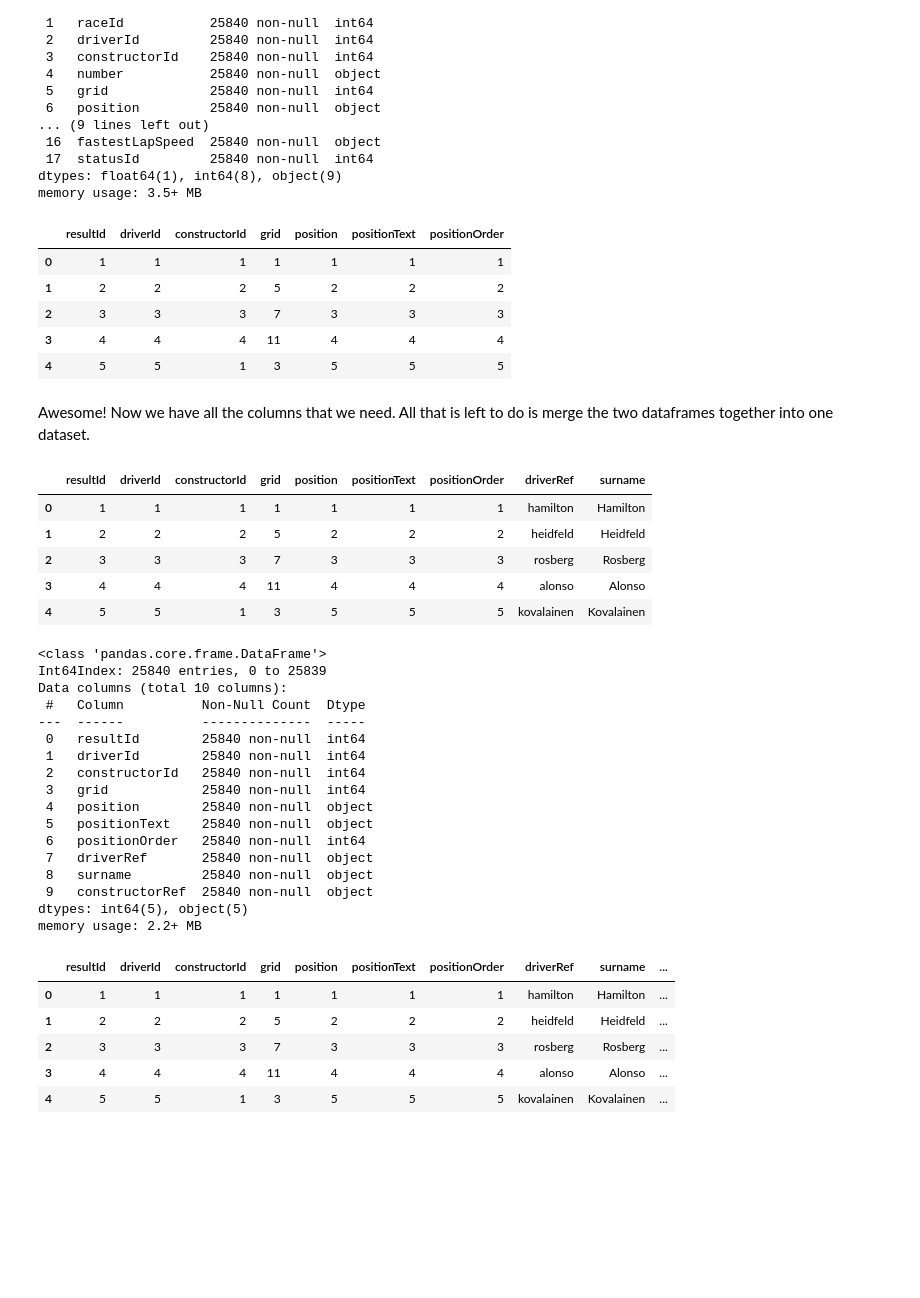
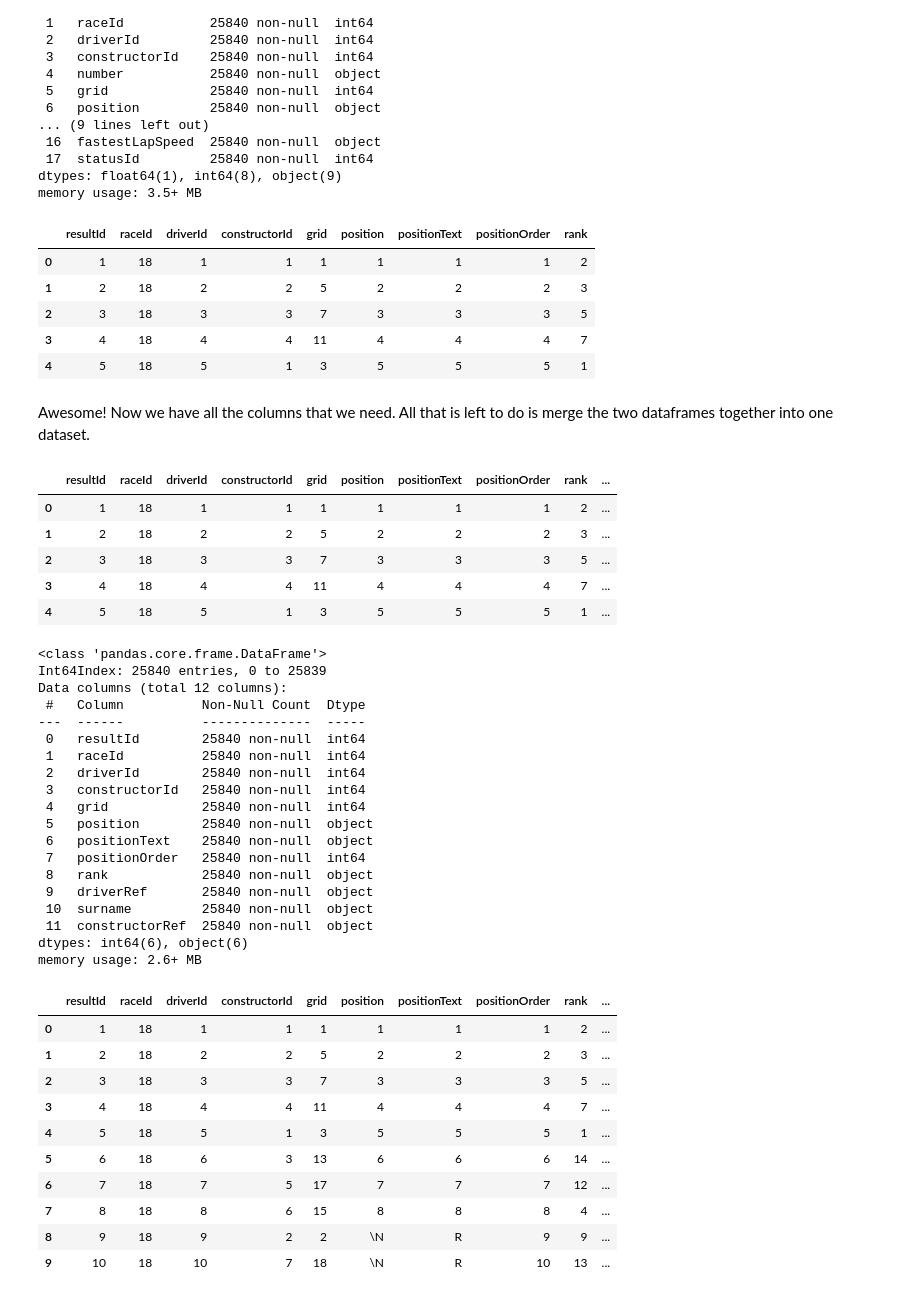
Before and after one commit to IndieJones51/Formula-One-Elo-Ranking, a Jupyter notebook: Dataset Exploration.ipynb, the cells around one changed output. Cells and saved outputs as stored; diff of their text form; code cells hidden in the pictures; blank space fills up the shorter version.

Commit message:
Data set setup

```diff
--- a/Dataset Exploration.ipynb
+++ b/Dataset Exploration.ipynb
@@ -106,54 +96,61 @@ Data columns (total 18 columns):
 dtypes: float64(1), int64(8), object(9)
 memory usage: 3.5+ MB
 # %%
-results_df = results_df[['resultId','driverId','constructorId','grid','position','positionText','positionOrder']]
+results_df = results_df[['resultId','raceId','driverId','constructorId','grid','position','positionText','positionOrder','rank']]
 results_df.head()
 # %% [output]
-|  | resultId | driverId | constructorId | grid | position | positionText | positionOrder |
-| 0 | 1 | 1 | 1 | 1 | 1 | 1 | 1 |
-| 1 | 2 | 2 | 2 | 5 | 2 | 2 | 2 |
-| 2 | 3 | 3 | 3 | 7 | 3 | 3 | 3 |
-| 3 | 4 | 4 | 4 | 11 | 4 | 4 | 4 |
-| 4 | 5 | 5 | 1 | 3 | 5 | 5 | 5 |
+|  | resultId | raceId | driverId | constructorId | grid | position | positionText | positionOrder | rank |
+| 0 | 1 | 18 | 1 | 1 | 1 | 1 | 1 | 1 | 2 |
+| 1 | 2 | 18 | 2 | 2 | 5 | 2 | 2 | 2 | 3 |
+| 2 | 3 | 18 | 3 | 3 | 7 | 3 | 3 | 3 | 5 |
+| 3 | 4 | 18 | 4 | 4 | 11 | 4 | 4 | 4 | 7 |
+| 4 | 5 | 18 | 5 | 1 | 3 | 5 | 5 | 5 | 1 |
 # %% [markdown]
 Awesome! Now we have all the columns that we need. All that is left to do is merge the two dataframes together into one dataset.
 # %%
 results_df = pd.merge(results_df, drivers_df, how='left', on='driverId')
 results_df.head()
 # %% [output]
-|  | resultId | driverId | constructorId | grid | position | positionText | positionOrder | driverRef | surname |
-| 0 | 1 | 1 | 1 | 1 | 1 | 1 | 1 | hamilton | Hamilton |
-| 1 | 2 | 2 | 2 | 5 | 2 | 2 | 2 | heidfeld | Heidfeld |
-| 2 | 3 | 3 | 3 | 7 | 3 | 3 | 3 | rosberg | Rosberg |
-| 3 | 4 | 4 | 4 | 11 | 4 | 4 | 4 | alonso | Alonso |
-| 4 | 5 | 5 | 1 | 3 | 5 | 5 | 5 | kovalainen | Kovalainen |
+|  | resultId | raceId | driverId | constructorId | grid | position | positionText | positionOrder | rank | ... |
+| 0 | 1 | 18 | 1 | 1 | 1 | 1 | 1 | 1 | 2 | ... |
+| 1 | 2 | 18 | 2 | 2 | 5 | 2 | 2 | 2 | 3 | ... |
+| 2 | 3 | 18 | 3 | 3 | 7 | 3 | 3 | 3 | 5 | ... |
+| 3 | 4 | 18 | 4 | 4 | 11 | 4 | 4 | 4 | 7 | ... |
+| 4 | 5 | 18 | 5 | 1 | 3 | 5 | 5 | 5 | 1 | ... |
 # %%
 results_df = pd.merge(results_df, constructors_df, how='left', on='constructorId')
 results_df.info()
 # %% [output]
 <class 'pandas.core.frame.DataFrame'>
 Int64Index: 25840 entries, 0 to 25839
-Data columns (total 10 columns):
+Data columns (total 12 columns):
  #   Column          Non-Null Count  Dtype
 ---  ------          --------------  -----
  0   resultId        25840 non-null  int64
- 1   driverId        25840 non-null  int64
- 2   constructorId   25840 non-null  int64
- 3   grid            25840 non-null  int64
- 4   position        25840 non-null  object
- 5   positionText    25840 non-null  object
- 6   positionOrder   25840 non-null  int64
- 7   driverRef       25840 non-null  object
- 8   surname         25840 non-null  object
- 9   constructorRef  25840 non-null  object
-dtypes: int64(5), object(5)
-memory usage: 2.2+ MB
+ 1   raceId          25840 non-null  int64
+ 2   driverId        25840 non-null  int64
+ 3   constructorId   25840 non-null  int64
+ 4   grid            25840 non-null  int64
+ 5   position        25840 non-null  object
+ 6   positionText    25840 non-null  object
+ 7   positionOrder   25840 non-null  int64
+ 8   rank            25840 non-null  object
+ 9   driverRef       25840 non-null  object
+ 10  surname         25840 non-null  object
+ 11  constructorRef  25840 non-null  object
+dtypes: int64(6), object(6)
+memory usage: 2.6+ MB
 # %%
-results_df.head()
+results_df.head(10)
 # %% [output]
-|  | resultId | driverId | constructorId | grid | position | positionText | positionOrder | driverRef | surname | ... |
-| 0 | 1 | 1 | 1 | 1 | 1 | 1 | 1 | hamilton | Hamilton | ... |
-| 1 | 2 | 2 | 2 | 5 | 2 | 2 | 2 | heidfeld | Heidfeld | ... |
-| 2 | 3 | 3 | 3 | 7 | 3 | 3 | 3 | rosberg | Rosberg | ... |
-| 3 | 4 | 4 | 4 | 11 | 4 | 4 | 4 | alonso | Alonso | ... |
-| 4 | 5 | 5 | 1 | 3 | 5 | 5 | 5 | kovalainen | Kovalainen | ... |
+|  | resultId | raceId | driverId | constructorId | grid | position | positionText | positionOrder | rank | ... |
+| 0 | 1 | 18 | 1 | 1 | 1 | 1 | 1 | 1 | 2 | ... |
+| 1 | 2 | 18 | 2 | 2 | 5 | 2 | 2 | 2 | 3 | ... |
+| 2 | 3 | 18 | 3 | 3 | 7 | 3 | 3 | 3 | 5 | ... |
+| 3 | 4 | 18 | 4 | 4 | 11 | 4 | 4 | 4 | 7 | ... |
+| 4 | 5 | 18 | 5 | 1 | 3 | 5 | 5 | 5 | 1 | ... |
+| 5 | 6 | 18 | 6 | 3 | 13 | 6 | 6 | 6 | 14 | ... |
+| 6 | 7 | 18 | 7 | 5 | 17 | 7 | 7 | 7 | 12 | ... |
+| 7 | 8 | 18 | 8 | 6 | 15 | 8 | 8 | 8 | 4 | ... |
+| 8 | 9 | 18 | 9 | 2 | 2 | \N | R | 9 | 9 | ... |
+| 9 | 10 | 18 | 10 | 7 | 18 | \N | R | 10 | 13 | ... |
```
Also changed, not shown: parts of 2 cells of this notebook.
